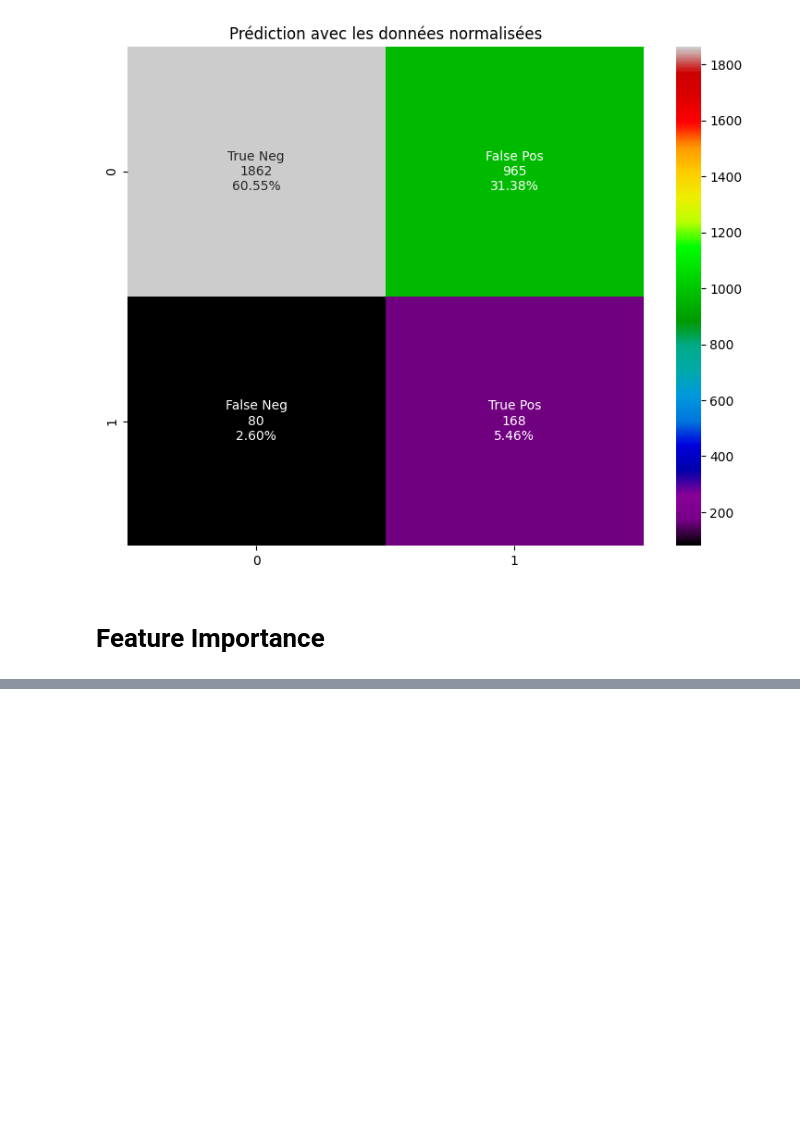
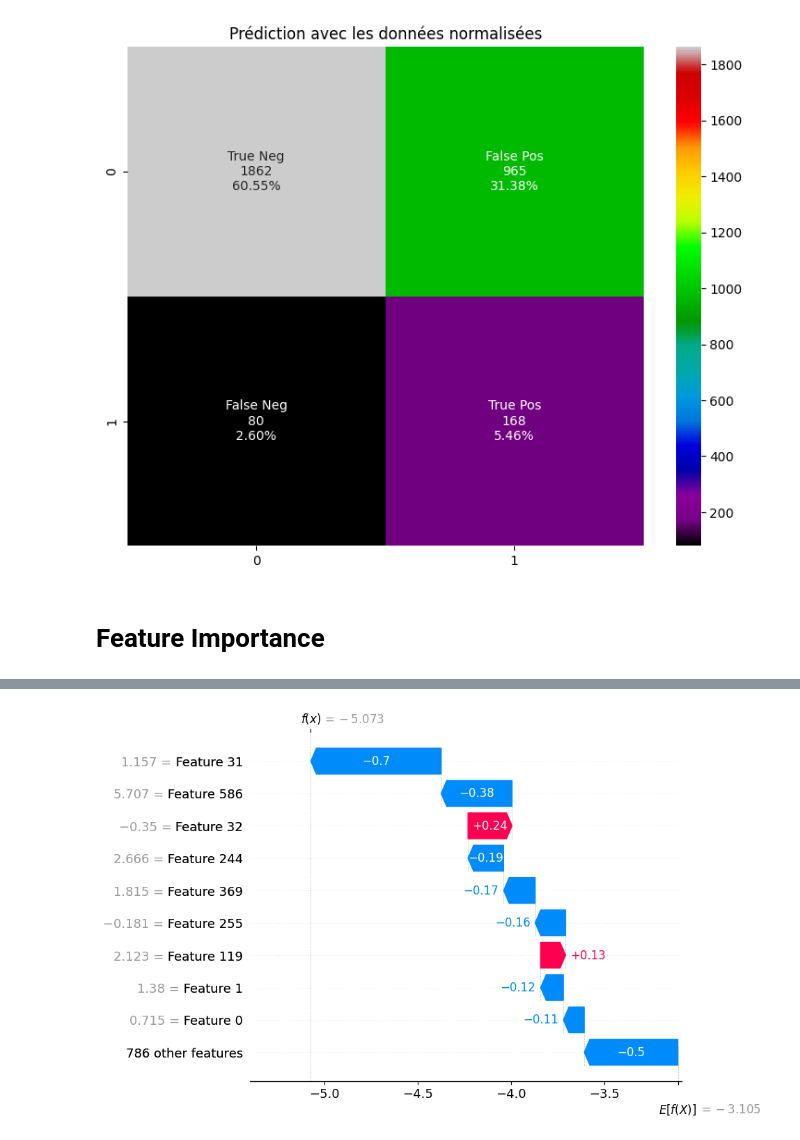
Before and after one commit to Nacim-B/Credit-Default-Risk-Scoring-Model-, a Jupyter notebook: Modelisation.ipynb, the cells around one changed output, grey strips where cells are left out. Saved outputs shown, nothing was run; the diff lists cells and outputs as text; code cells hidden in the pictures; blank space fills up the shorter version.

```diff
--- a/Modelisation.ipynb
+++ b/Modelisation.ipynb
@@ -866,0 +861,12 @@ array([-7.54619594e-01, -1.21860831e-01, -2.17154221e-01, -2.25435089e-02,
+# %%
+def shap_plot_waterfall(j):
+
+    explainerModel = shap.TreeExplainer(best_model.named_steps['classifier'],X1_test)
+    shap_values_Model = explainerModel(X1_test)
+    print("Model probability : ", best_model.named_steps['classifier'].predict_proba(X1_test)[:,1][j])
+    print('\n')
+    p = shap.waterfall_plot(shap_values_Model[j])
+    return(p)
+# %%
+shap_plot_waterfall(1421)
+# %% [output]
@@ -866,0 +877 @@ array([-7.54619594e-01, -1.21860831e-01, -2.17154221e-01, -2.25435089e-02,
+[figure, added]
```
Also changed, not shown: parts of 7 cells of this notebook.
